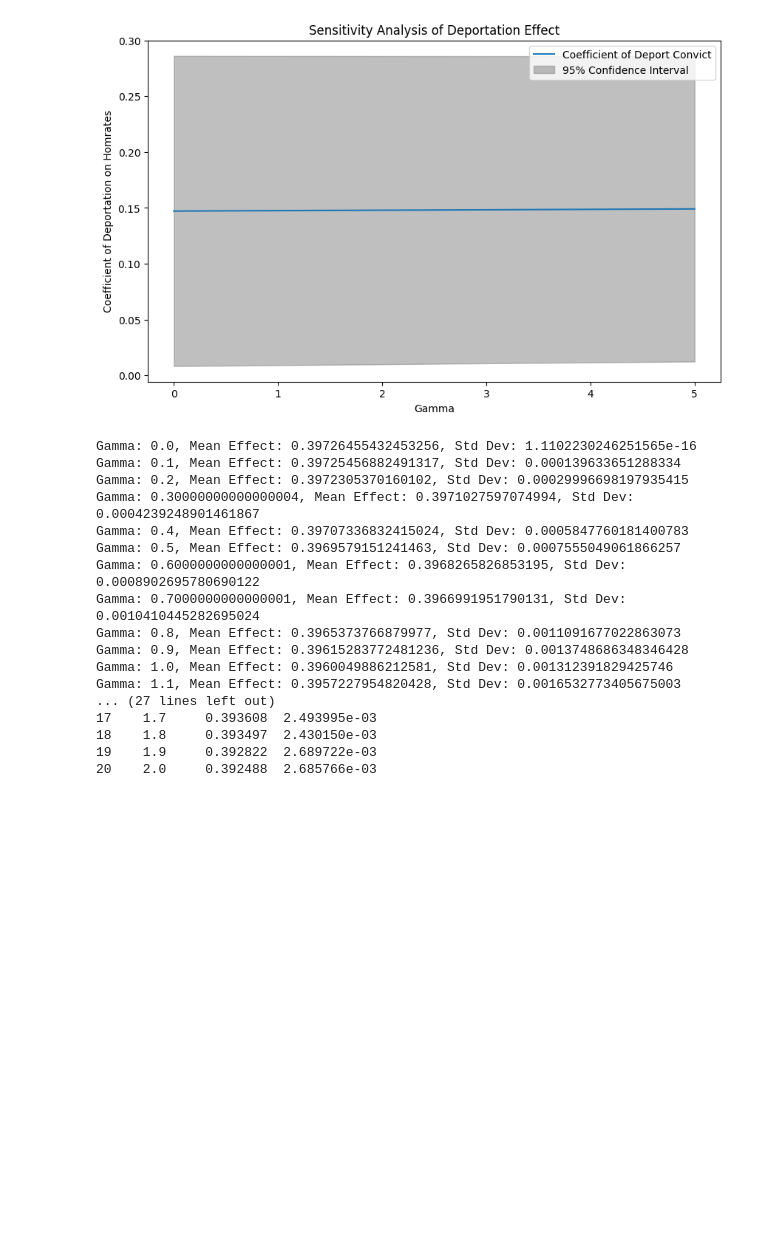
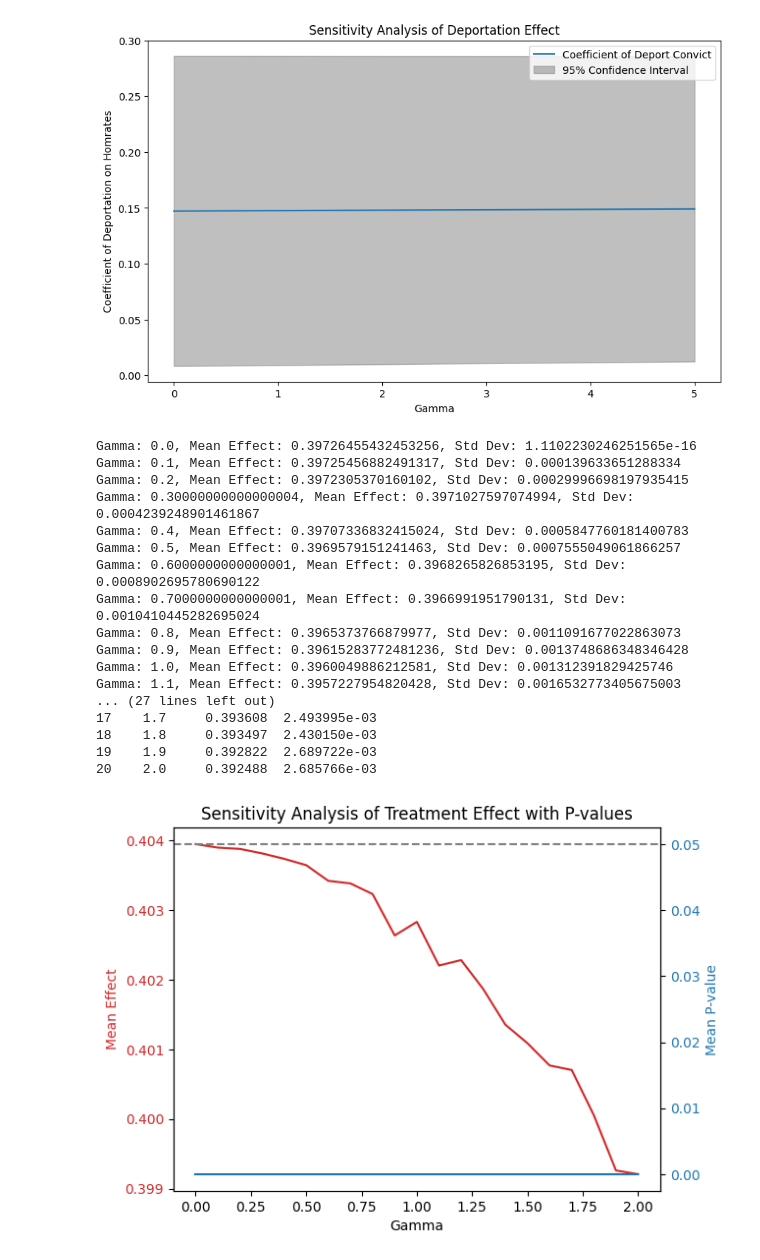
Before and after one commit to CCaoMichael/QTM345FinalProject, a Jupyter notebook: src/Python Replication.ipynb, the cells around one changed output. Cells and saved outputs as stored; diff of their text form; code cells hidden in the pictures; blank space fills up the shorter version.

Commit message:
replication graph

```diff
--- a/src/Python Replication.ipynb
+++ b/src/Python Replication.ipynb
@@ -524,3 +524,65 @@ Gamma: 1.1, Mean Effect: 0.3957227954820428, Std Dev: 0.0016532773405675003
 18    1.8     0.393497  2.430150e-03
 19    1.9     0.392822  2.689722e-03
 20    2.0     0.392488  2.685766e-03
+# %%
+import numpy as np
+import pandas as pd
+from sklearn.linear_model import LinearRegression
+from scipy.stats import norm
+import statsmodels.api as sm
+import matplotlib.pyplot as plt
+
+def simulate_unobserved_confounding(n, gamma):
+    U = norm.rvs(size=n)
+    return U * gamma
+
+def estimate_treatment_effect(data, U):
+    X = data[control_vars]
+    treatment_effect_model = sm.OLS(data['homrates_unodc'], X.assign(treatment=data['deport_convict'] + U))
+    results = treatment_effect_model.fit()
+    return results.params[-1], results.pvalues[-1]  # Treatment effect and p-value
+
+def sensitivity_analysis(data, gamma_values, iterations=100):
+    results = []
+    p_values = []
+    n = len(data)
+    for gamma in gamma_values:
+        effects = []
+        p_vals = []
+        for _ in range(iterations):
+            U = simulate_unobserved_confounding(n, gamma)
+            effect, p_val = estimate_treatment_effect(data, U)
+            effects.append(effect)
+            p_vals.append(p_val)
+        mean_effect = np.mean(effects)
+        std_effect = np.std(effects)
+        mean_p_val = np.mean(p_vals)
+        results.append((gamma, mean_effect, std_effect))
+        p_values.append(mean_p_val)
+    return results, p_values
+
+# Example usage:
+gamma_values = np.linspace(0, 2, 21)
+results, p_values = sensitivity_analysis(data, gamma_values)
+results_df = pd.DataFrame(results, columns=['Gamma', 'Mean Effect', 'Std Dev'])
+p_value_df = pd.DataFrame({'Gamma': gamma_values, 'Mean P-value': p_values})
+
+# Plotting
+fig, ax1 = plt.subplots()
+color = 'tab:red'
+ax1.set_xlabel('Gamma')
+ax1.set_ylabel('Mean Effect', color=color)
+ax1.plot(gamma_values, results_df['Mean Effect'], color=color)
+ax1.tick_params(axis='y', labelcolor=color)
+
+ax2 = ax1.twinx()
+color = 'tab:blue'
+ax2.set_ylabel('Mean P-value', color=color)
+ax2.plot(gamma_values, p_value_df['Mean P-value'], color=color)
+ax2.tick_params(axis='y', labelcolor=color)
+ax2.axhline(y=0.05, color='grey', linestyle='--')
+
+plt.title('Sensitivity Analysis of Treatment Effect with P-values')
+plt.show()
+# %% [output]
+[figure, added]
```
